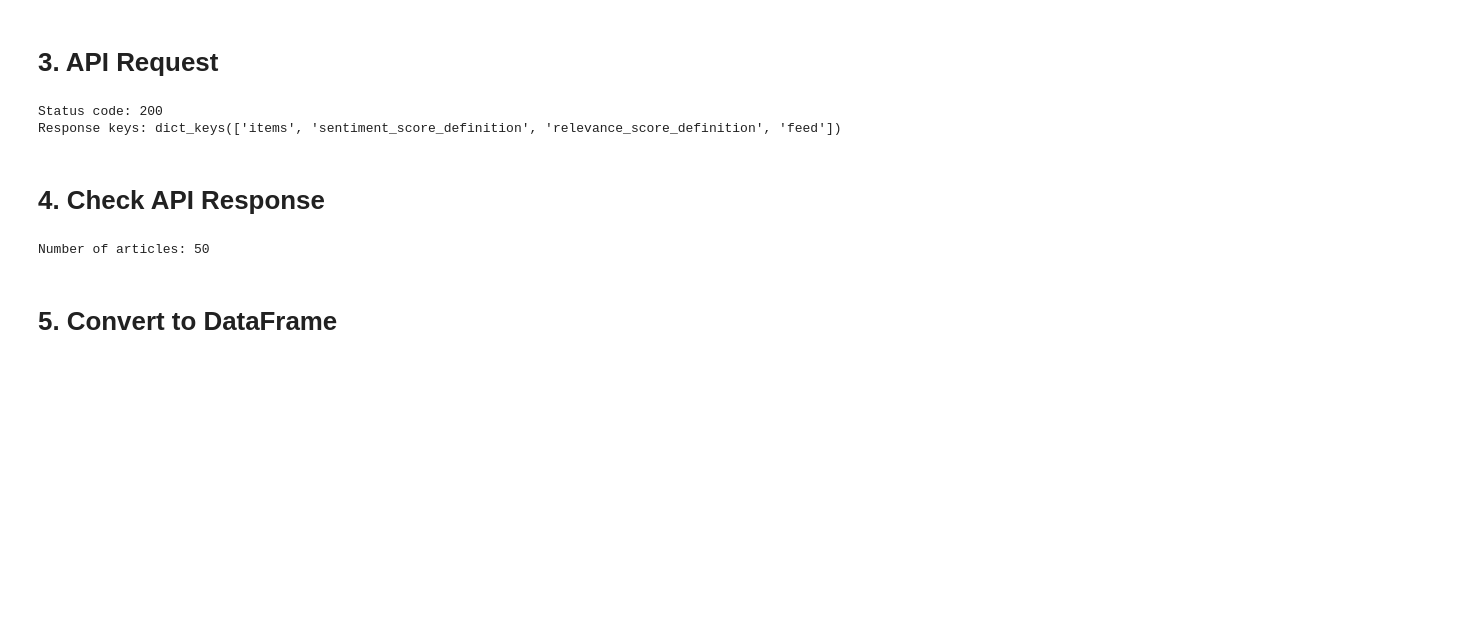
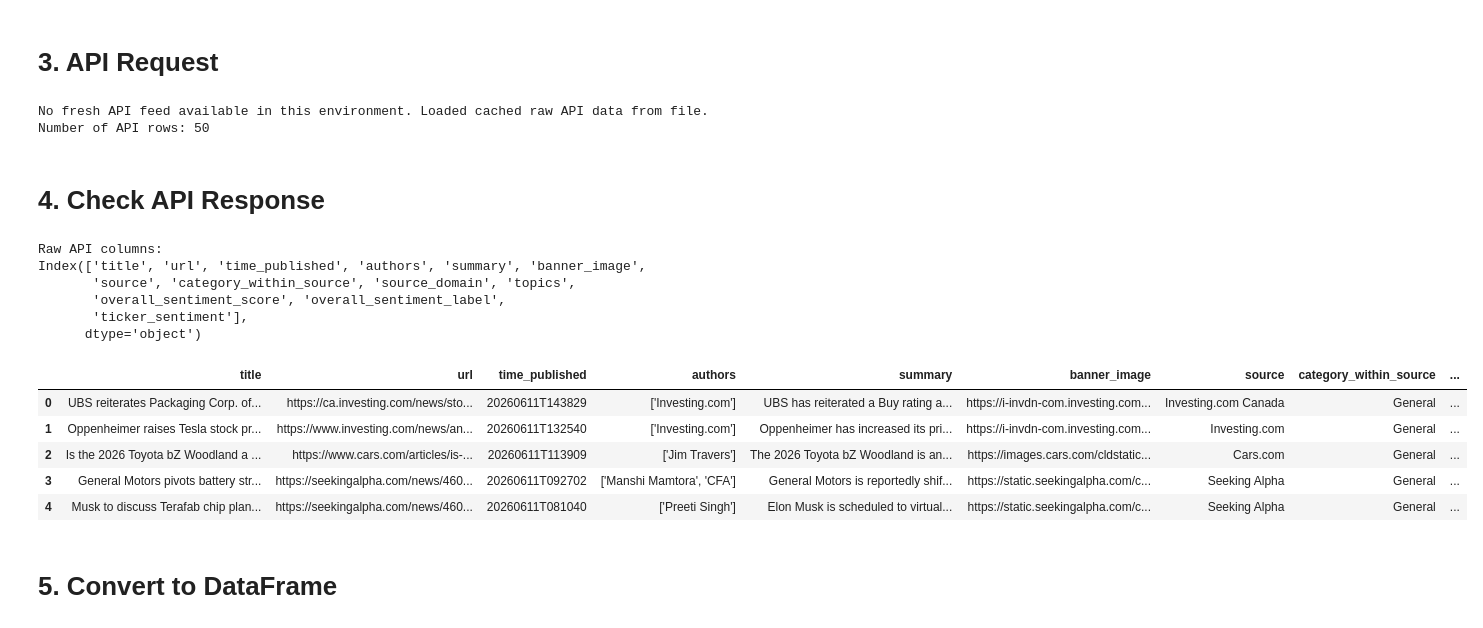
Before and after one commit to wi24b076/BDE-financial-news-stock-project, a Jupyter notebook: notebooks/05_rest_api_alpha_vantage_news.ipynb, the cells around one changed output. Drawn from its saved outputs; the diff is of its cells as text; code cells hidden in the pictures; blank space fills up the shorter version.

```diff
--- a/notebooks/05_rest_api_alpha_vantage_news.ipynb
+++ b/notebooks/05_rest_api_alpha_vantage_news.ipynb
@@ -12,7 +15,12 @@ import os
 # %% [markdown]
 # 3. API Request
 # %%
-api_key = "3PHM0X2BD5ONBOBW"
+RAW_PATH = Path("../data/raw/alpha_vantage_tesla_news_raw.csv")
+PROCESSED_PATH = Path("../data/processed/alpha_vantage_tesla_news_cleaned.csv")
+
+# For a public repository, the API key should not be hardcoded.
+# Set ALPHA_VANTAGE_API_KEY in the environment when rerunning the notebook.
+api_key = os.getenv("ALPHA_VANTAGE_API_KEY", "demo")
 
 url = (
     "https://www.alphavantage.co/query"
@@ -23,27 +31,50 @@ url = (
     f"&apikey={api_key}"
 )
 
-response = requests.get(url, timeout=30)
+try:
+    response = requests.get(url, timeout=30)
+    print("Status code:", response.status_code)
+    data = response.json()
+except Exception:
+    data = {}
 
-print("Status code:", response.status_code)
+if "feed" in data and data["feed"]:
+    articles = data["feed"]
+    api_raw_df = pd.DataFrame(articles)
+    RAW_PATH.parent.mkdir(parents=True, exist_ok=True)
+    api_raw_df.to_csv(RAW_PATH, index=False)
+    print("Loaded fresh API data and updated raw cache.")
+elif RAW_PATH.exists():
+    api_raw_df = pd.read_csv(RAW_PATH)
+    articles = api_raw_df.to_dict(orient="records")
+    print("No fresh API feed available in this environment. Loaded cached raw API data from file.")
+else:
+    raise RuntimeError("No API feed was returned and no cached raw API file exists.")
 
-data = response.json()
-
-print("Response keys:", data.keys())
+print("Number of API rows:", len(api_raw_df))
 # %% [output]
-Status code: 200
-Response keys: dict_keys(['items', 'sentiment_score_definition', 'relevance_score_definition', 'feed'])
+No fresh API feed available in this environment. Loaded cached raw API data from file.
+Number of API rows: 50
 # %% [markdown]
 # 4. Check API Response
 # %%
-if "feed" in data:
-    articles = data["feed"]
-    print("Number of articles:", len(articles))
-else:
-    print("No feed found.")
-    print(data)
+print("Raw API columns:")
+print(api_raw_df.columns)
+
+display(api_raw_df.head())
 # %% [output]
-Number of articles: 50
+Raw API columns:
+Index(['title', 'url', 'time_published', 'authors', 'summary', 'banner_image',
+       'source', 'category_within_source', 'source_domain', 'topics',
+       'overall_sentiment_score', 'overall_sentiment_label',
+       'ticker_sentiment'],
+      dtype='object')
+|  | title | url | time_published | authors | summary | banner_image | source | category_within_source | ... |
+| 0 | UBS reiterates Packaging Corp. of... | https://ca.investing.com/news/sto... | 20260611T143829 | ['Investing.com'] | UBS has reiterated a Buy rating a... | https://i-invdn-com.investing.com... | Investing.com Canada | General | ... |
+| 1 | Oppenheimer raises Tesla stock pr... | https://www.investing.com/news/an... | 20260611T132540 | ['Investing.com'] | Oppenheimer has increased its pri... | https://i-invdn-com.investing.com... | Investing.com | General | ... |
+| 2 | Is the 2026 Toyota bZ Woodland a ... | https://www.cars.com/articles/is-... | 20260611T113909 | ['Jim Travers'] | The 2026 Toyota bZ Woodland is an... | https://images.cars.com/cldstatic... | Cars.com | General | ... |
+| 3 | General Motors pivots battery str... | https://seekingalpha.com/news/460... | 20260611T092702 | ['Manshi Mamtora', 'CFA'] | General Motors is reportedly shif... | https://static.seekingalpha.com/c... | Seeking Alpha | General | ... |
+| 4 | Musk to discuss Terafab chip plan... | https://seekingalpha.com/news/460... | 20260611T081040 | ['Preeti Singh'] | Elon Musk is scheduled to virtual... | https://static.seekingalpha.com/c... | Seeking Alpha | General | ... |
 # %% [markdown]
 # 5. Convert to DataFrame
 # %%
```
Also changed, not shown: parts of 7 cells of this notebook, 42 other files.
